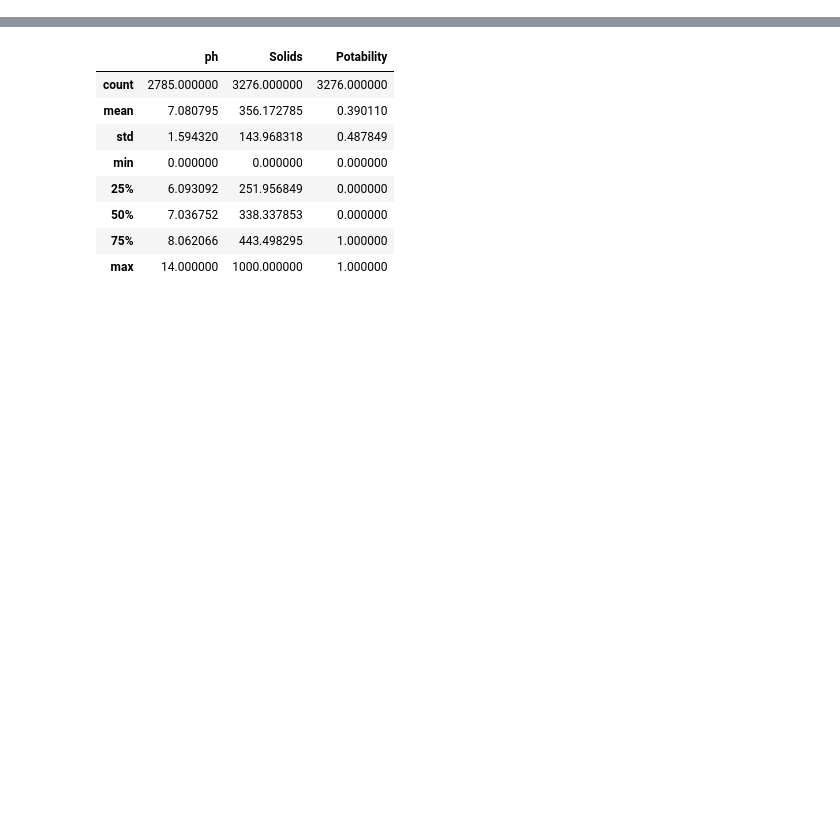
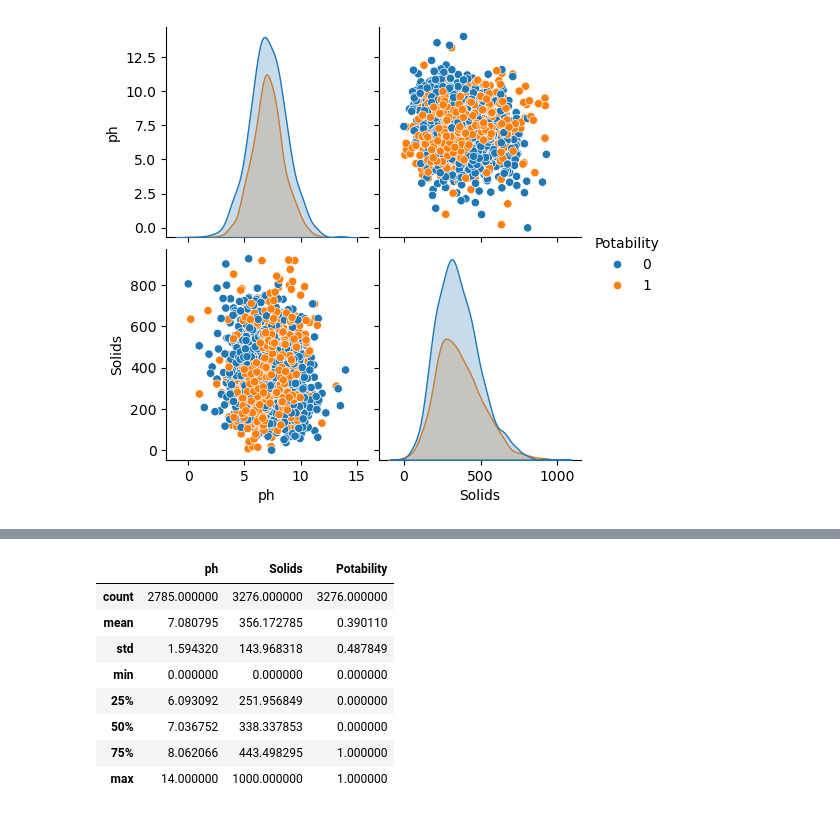
Before and after one commit to Lab-ICN/water-potability-ml-service, a Jupyter notebook: Infra/Example.ipynb, the cells around one changed output, grey strips where cells are left out. Drawn from its saved outputs; the diff is of its cells as text; code cells hidden in the pictures; blank space fills up the shorter version.

```diff
--- a/Infra/Example.ipynb
+++ b/Infra/Example.ipynb
@@ -94,0 +59,9 @@ See the caveats in the documentation: https://pandas.pydata.org/pandas-docs/stab
+# %%
+# Misalkan kita memilih dua fitur, misalnya 'pH' dan 'Sulfate'
+import seaborn as sns
+import matplotlib.pyplot as plt
+
+sns.pairplot(df, hue='Potability')
+plt.show()
+# %% [output]
+[figure, added]
```
Also changed, not shown: parts of 13 cells of this notebook, 3 other files.
